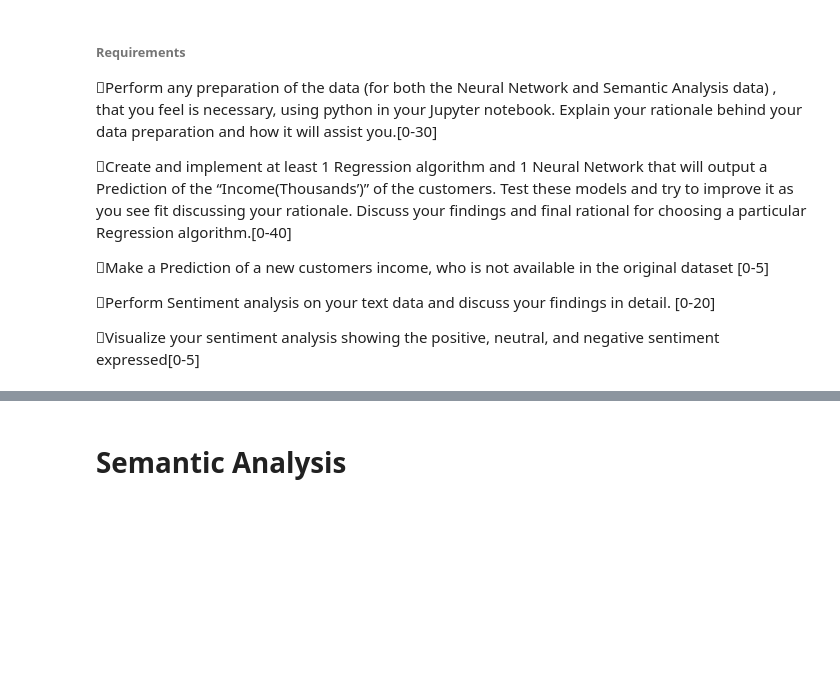
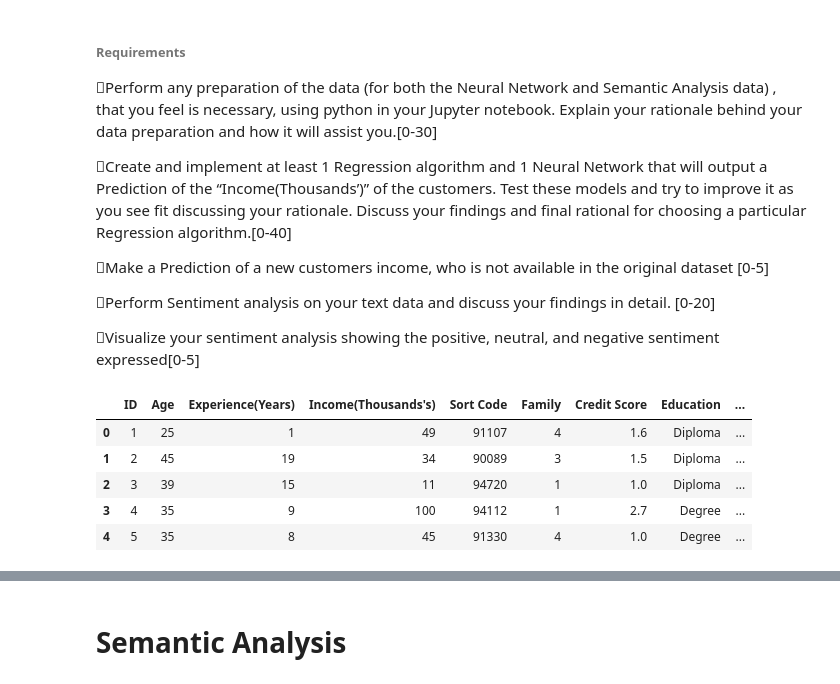
Before and after one commit to tamirisrd/ML_CA2, a Jupyter notebook: TamirisRodriguesDuarte_ML_CA2.ipynb, the cells around one changed output, grey strips where cells are left out. Saved outputs shown, nothing was run; the diff lists cells and outputs as text; code cells hidden in the pictures; blank space fills up the shorter version.

```diff
--- a/TamirisRodriguesDuarte_ML_CA2.ipynb
+++ b/TamirisRodriguesDuarte_ML_CA2.ipynb
@@ -55,0 +68,11 @@ import matplotlib.pyplot as plt
+# %%
+# Read file
+dataset = pd.read_csv("BankRecords.csv")
+dataset.head()
+# %% [output]
+|  | ID | Age | Experience(Years) | Income(Thousands's) | Sort Code | Family | Credit Score | Education | ... |
+| 0 | 1 | 25 | 1 | 49 | 91107 | 4 | 1.6 | Diploma | ... |
+| 1 | 2 | 45 | 19 | 34 | 90089 | 3 | 1.5 | Diploma | ... |
+| 2 | 3 | 39 | 15 | 11 | 94720 | 1 | 1.0 | Diploma | ... |
+| 3 | 4 | 35 | 9 | 100 | 94112 | 1 | 2.7 | Degree | ... |
+| 4 | 5 | 35 | 8 | 45 | 91330 | 4 | 1.0 | Degree | ... |
```
Also changed, not shown: parts of 11 cells of this notebook, 1 other file.
